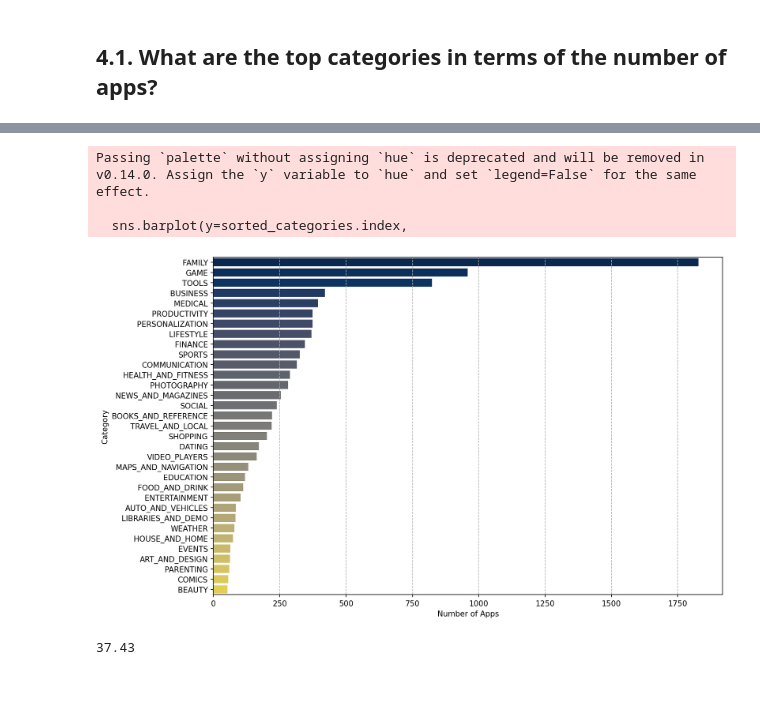
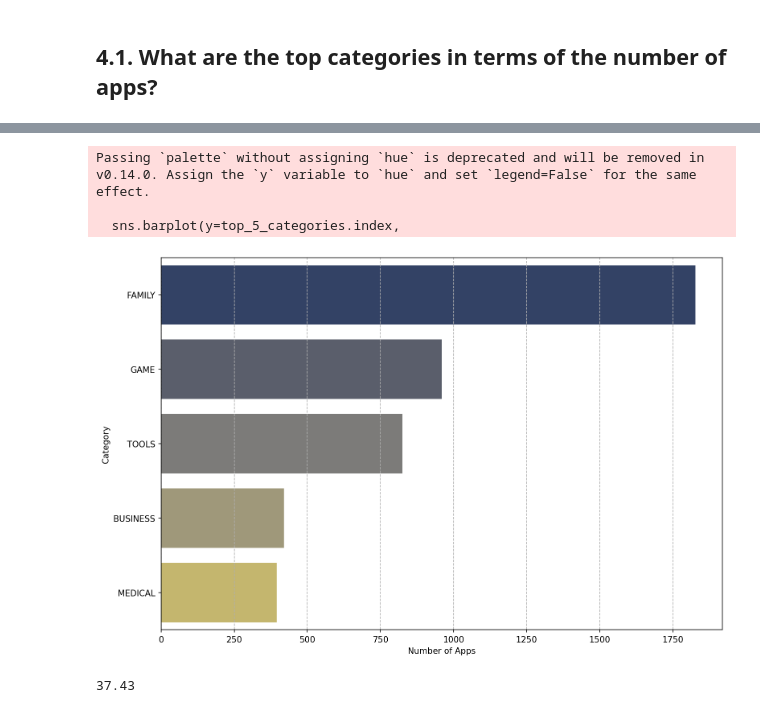
Before and after one commit to emredemirbas/google-playstore-eda, a Jupyter notebook: google_play_store_eda.ipynb, the cells around one changed output, grey strips where cells are left out. Cells and saved outputs as stored; diff of their text form; code cells hidden in the pictures; blank space fills up the shorter version.

```diff
--- a/google_play_store_eda.ipynb
+++ b/google_play_store_eda.ipynb
@@ -848,8 +848,9 @@ plt.show()
 ## 4.1. What are the top categories in terms of the number of apps?
 # %%
 # Sort Category column based on the frequency, and store it as a pandas Series
-sorted_categories = google_play_store_df["Category"].value_counts().sort_values(ascending=False)
-sorted_categories
+category_counts = google_play_store_df["Category"].value_counts().sort_values(ascending=False)
+top_5_categories = category_counts.head(5)
+top_5_categories
 # %% [output]
 |  | count |
 | Category |  |
@@ -890,16 +863,16 @@ dtype: int64
 # %%
 # Visualize Count vs Category
 plt.figure(figsize=(12,8), dpi=150)
-sns.barplot(y=sorted_categories.index,
-            x=sorted_categories.values,
+sns.barplot(y=top_5_categories.index,
+            x=top_5_categories.values,
             palette="cividis")
 plt.xlabel("Number of Apps")
 plt.ylabel("Category")
 plt.grid(axis="x", ls="--")
 # %% [output]
 Passing `palette` without assigning `hue` is deprecated and will be removed in v0.14.0. Assign the `y` variable to `hue` and set `legend=False` for the same effect.
 
-  sns.barplot(y=sorted_categories.index,
+  sns.barplot(y=top_5_categories.index,
-[figure, old version]
+[figure, new version]
 # %%
 # percentage of top 3 categories
```
Also changed, not shown: parts of 23 cells of this notebook.
